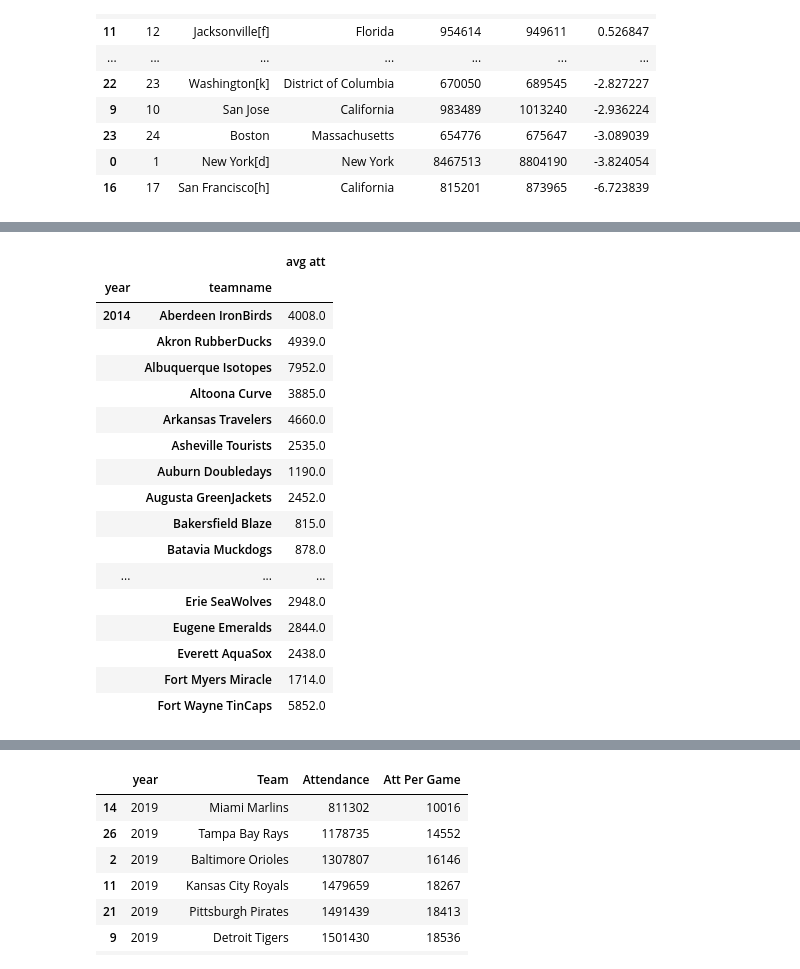
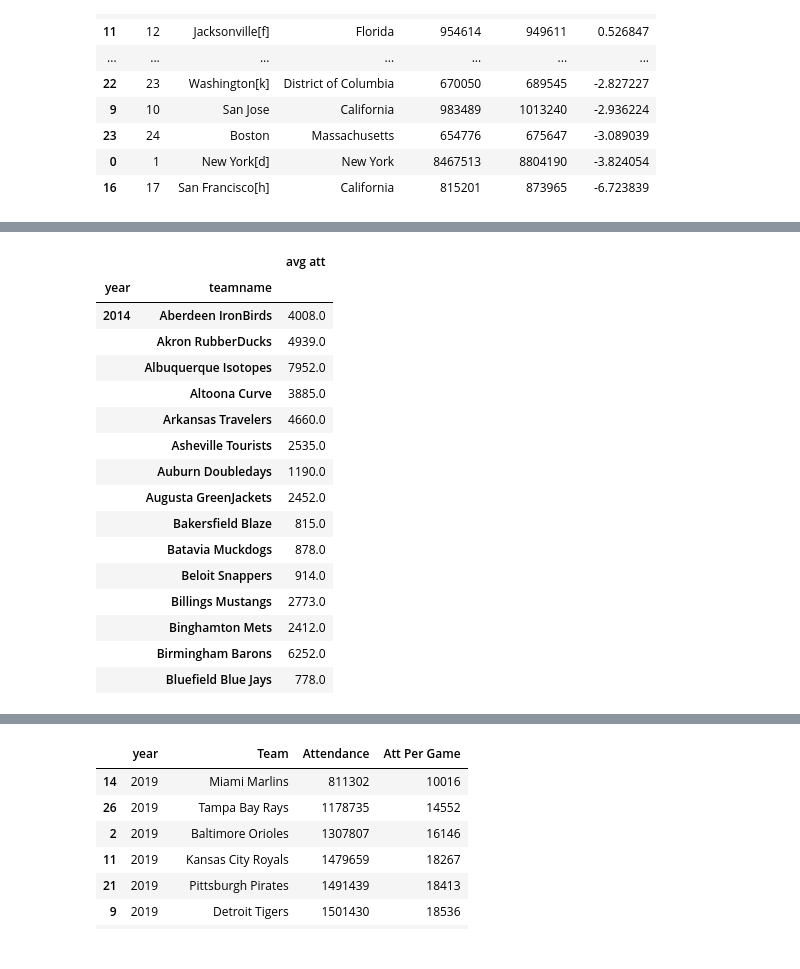
Before and after one commit to reggiebain/sports-analytics, a Jupyter notebook: mlb_expansion.ipynb, the cells around one changed output, grey strips where cells are left out. Cells and saved outputs as stored; diff of their text form; code cells hidden in the pictures.

```diff
--- a/mlb_expansion.ipynb
+++ b/mlb_expansion.ipynb
@@ -160,25 +121,24 @@ minor_attendance.loc[minor_attendance['teamname']=='Charlotte Knights', :]
 # %%
 minor_attendance = minor_attendance[minor_attendance['attend.']>0]
 #minor_attendance = minor_attendance[minor_attendance['level'].isin(['AAA','AA'])]
 minor_attendance.sort_values(by='avg att', ascending=False).groupby('year').head()
 averages = pd.DataFrame(minor_attendance.groupby(['year','teamname'])['avg att'].mean())
-averages.head(50)
+averages.head(15)
 # %% [output]
 |  |  | avg att |
 | year | teamname |  |
 | 2014 | Aberdeen IronBirds | 4008.0 |
 |  | Akron RubberDucks | 4939.0 |
 |  | Albuquerque Isotopes | 7952.0 |
 |  | Altoona Curve | 3885.0 |
 |  | Arkansas Travelers | 4660.0 |
 |  | Asheville Tourists | 2535.0 |
 |  | Auburn Doubledays | 1190.0 |
 |  | Augusta GreenJackets | 2452.0 |
 |  | Bakersfield Blaze | 815.0 |
 |  | Batavia Muckdogs | 878.0 |
-| ... | ... | ... |
-|  | Erie SeaWolves | 2948.0 |
-|  | Eugene Emeralds | 2844.0 |
-|  | Everett AquaSox | 2438.0 |
-|  | Fort Myers Miracle | 1714.0 |
-|  | Fort Wayne TinCaps | 5852.0 |
+|  | Beloit Snappers | 914.0 |
+|  | Billings Mustangs | 2773.0 |
+|  | Binghamton Mets | 2412.0 |
+|  | Birmingham Barons | 6252.0 |
+|  | Bluefield Blue Jays | 778.0 |
```
Also changed, not shown: parts of 32 cells of this notebook.
